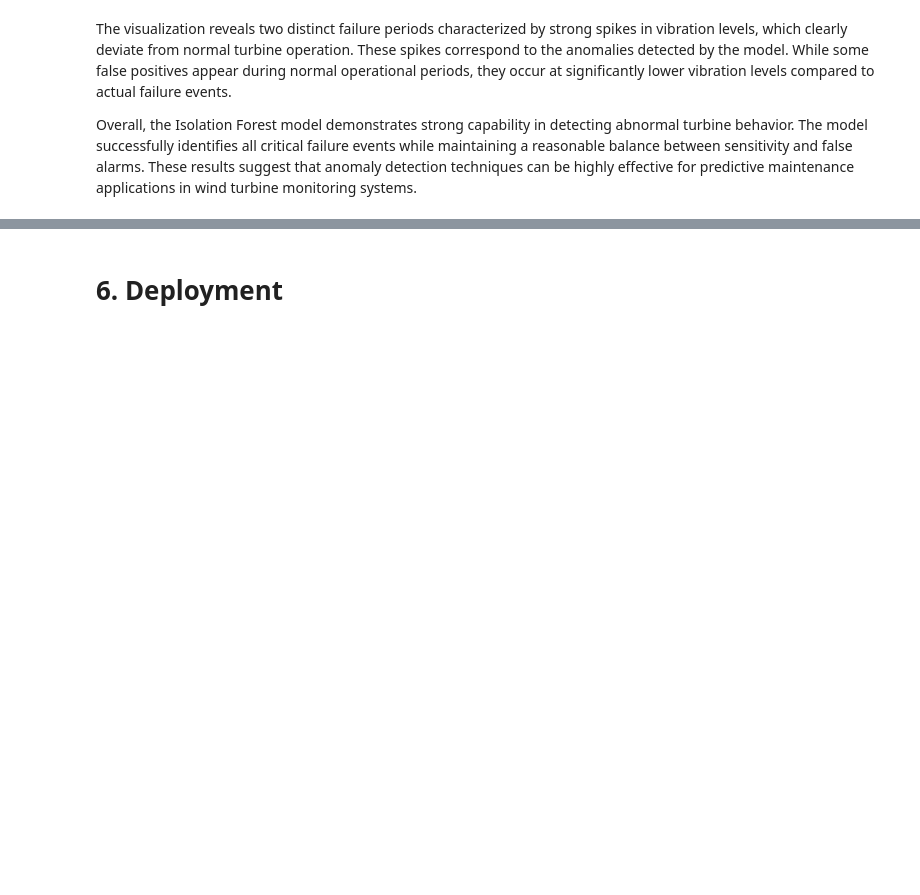
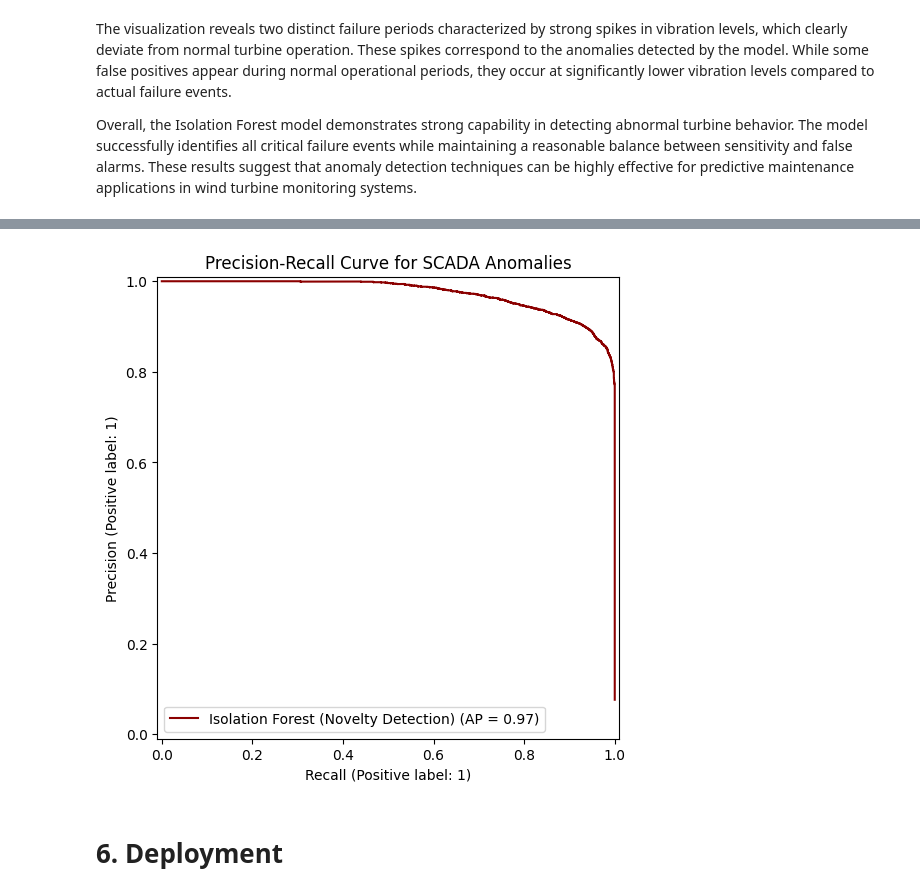
Before and after one commit to GeorgiiAf/machine_learning-project, a Jupyter notebook: project.ipynb, the cells around one changed output, grey strips where cells are left out. Drawn from its saved outputs; the diff is of its cells as text; code cells hidden in the pictures; blank space fills up the shorter version.

Commit message:
precision-recall

```diff
--- a/project.ipynb
+++ b/project.ipynb
@@ -429,3 +439,22 @@ Overall, the Isolation Forest model demonstrates strong capability in detecting
+# %%
+from sklearn.metrics import PrecisionRecallDisplay
+
+anomaly_scores = -iso_forest.decision_function(X_test)
+
+fig, ax = plt.subplots(figsize=(8, 6))
+
+display = PrecisionRecallDisplay.from_predictions(
+    y_test,
+    anomaly_scores,
+    name="Isolation Forest (Novelty Detection)",
+    ax=ax,
+    color="darkred"
+)
+
+plt.title('Precision-Recall Curve for SCADA Anomalies')
+plt.show()
+# %% [output]
+[figure, added]
 # %% [markdown]
 # 6. Deployment
 # %% [markdown]
```
Also changed, not shown: parts of 8 cells of this notebook.
